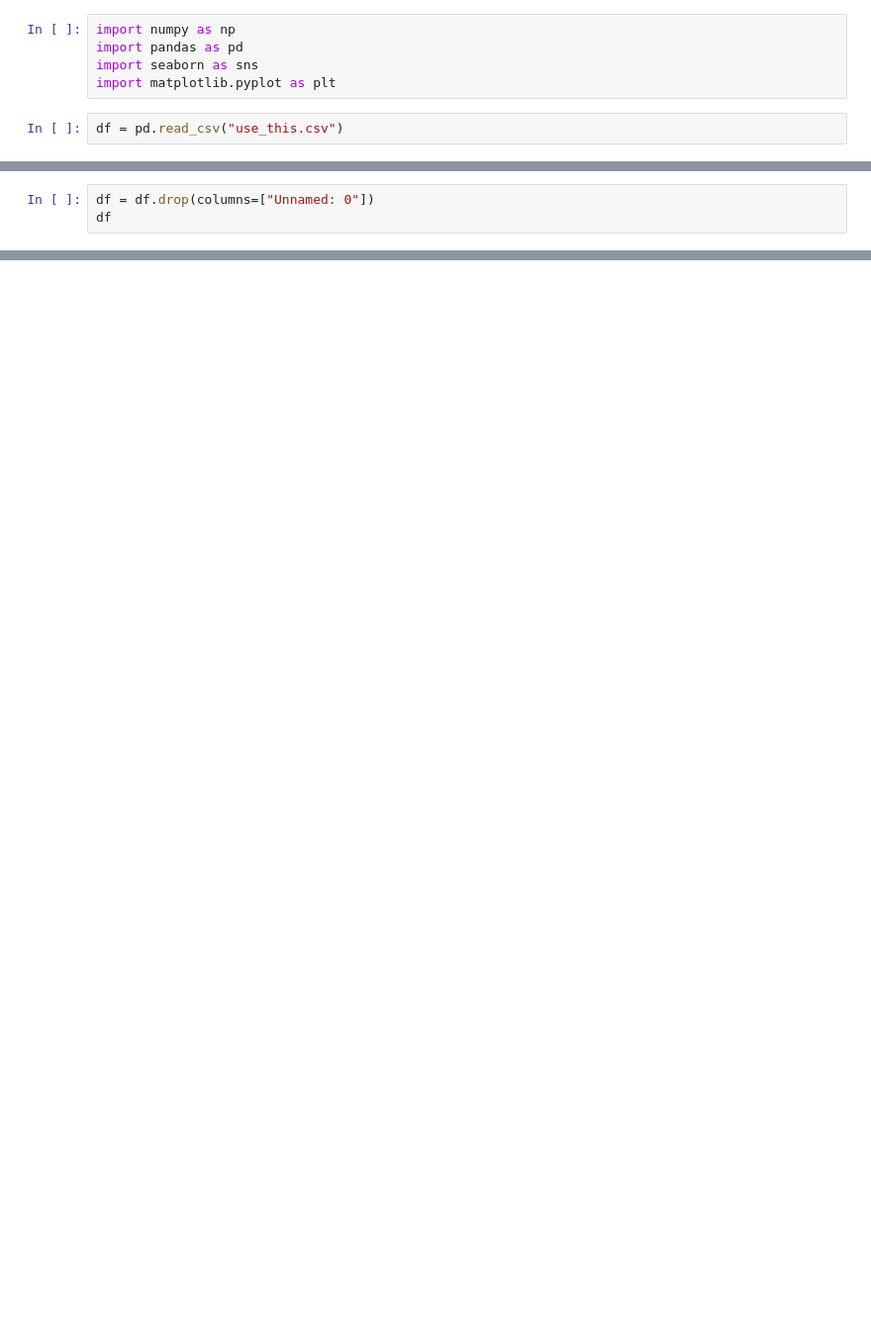
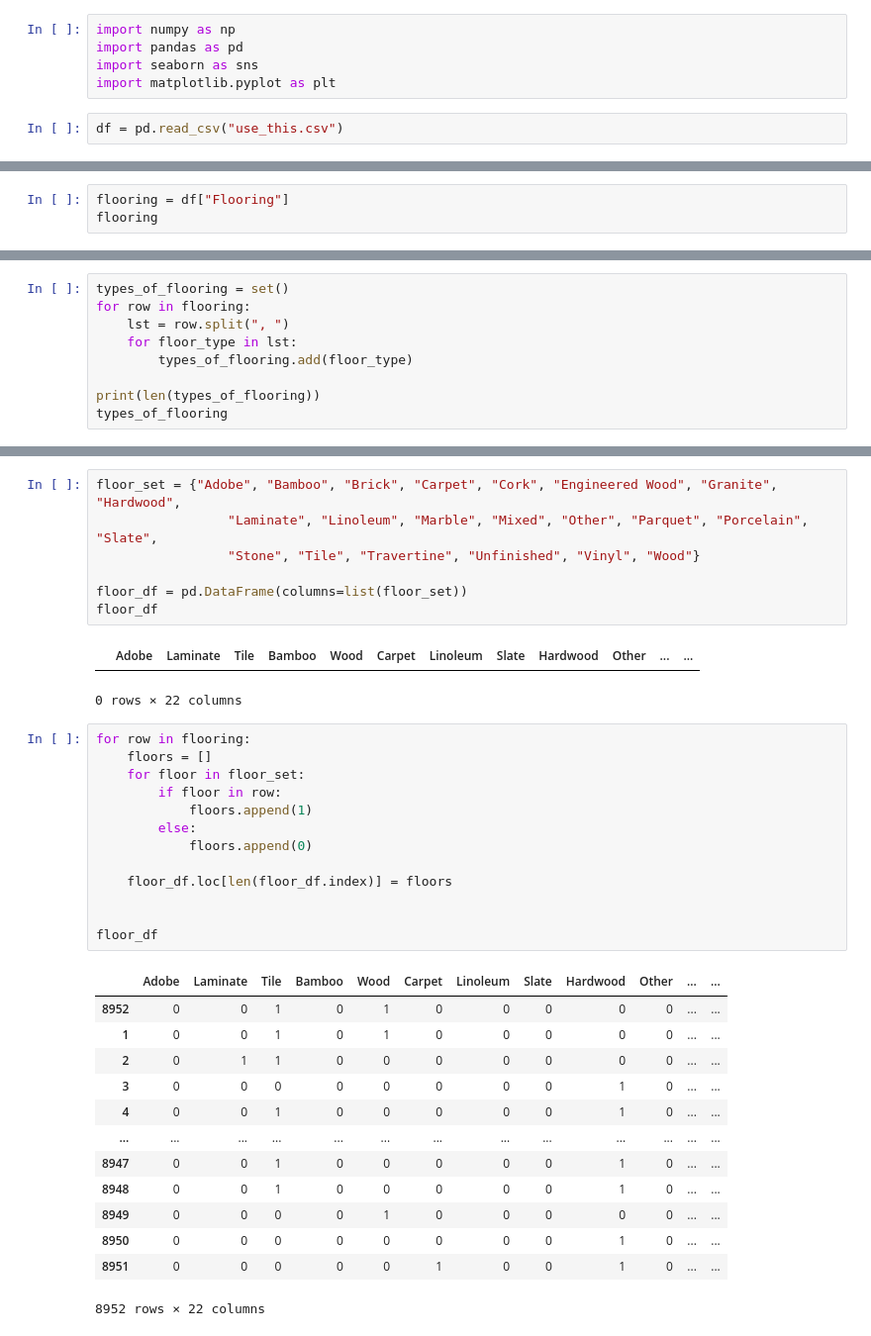
Before and after one commit to sadeedadnan/ECS-171-machine-learning-project-, a Jupyter notebook: data/flooring.ipynb, the cells around one changed output, grey strips where cells are left out. Shown at 99% size. Saved outputs shown, nothing was run; the diff lists cells and outputs as text; blank space fills up the shorter version.

```diff
--- a/data/flooring.ipynb
+++ b/data/flooring.ipynb
@@ -18,3 +7,0 @@ Index(['Unnamed: 0', 'Heating', 'Cooling', 'Parking', 'Bedrooms', 'Bathrooms',
-# %%
-df = df.drop(columns=["Unnamed: 0"])
-df
@@ -22,0 +8,3 @@ KeyError: "['Unnamed: 0'] not found in axis"
+# %%
+flooring = df["Flooring"]
+flooring
@@ -22,0 +24,9 @@ KeyError: "['Unnamed: 0'] not found in axis"
+# %%
+types_of_flooring = set()
+for row in flooring:
+    lst = row.split(", ")
+    for floor_type in lst:
+        types_of_flooring.add(floor_type)
+
+print(len(types_of_flooring))
+types_of_flooring
@@ -22,0 +52,37 @@ KeyError: "['Unnamed: 0'] not found in axis"
+# %%
+floor_set = {"Adobe", "Bamboo", "Brick", "Carpet", "Cork", "Engineered Wood", "Granite", "Hardwood",
+                 "Laminate", "Linoleum", "Marble", "Mixed", "Other", "Parquet", "Porcelain", "Slate",
+                 "Stone", "Tile", "Travertine", "Unfinished", "Vinyl", "Wood"}
+
+floor_df = pd.DataFrame(columns=list(floor_set))
+floor_df
+# %% [output]
+|  | Adobe | Laminate | Tile | Bamboo | Wood | Carpet | Linoleum | Slate | Hardwood | Other | ... | ... |
+0 rows × 22 columns
+# %%
+for row in flooring:
+    floors = []
+    for floor in floor_set:
+        if floor in row:
+            floors.append(1)
+        else:
+            floors.append(0)
+
+    floor_df.loc[len(floor_df.index)] = floors
+
+
+floor_df
+# %% [output]
+|  | Adobe | Laminate | Tile | Bamboo | Wood | Carpet | Linoleum | Slate | Hardwood | Other | ... | ... |
+| 8952 | 0 | 0 | 1 | 0 | 1 | 0 | 0 | 0 | 0 | 0 | ... | ... |
+| 1 | 0 | 0 | 1 | 0 | 1 | 0 | 0 | 0 | 0 | 0 | ... | ... |
+| 2 | 0 | 1 | 1 | 0 | 0 | 0 | 0 | 0 | 0 | 0 | ... | ... |
+| 3 | 0 | 0 | 0 | 0 | 0 | 0 | 0 | 0 | 1 | 0 | ... | ... |
+| 4 | 0 | 0 | 1 | 0 | 0 | 0 | 0 | 0 | 1 | 0 | ... | ... |
+| ... | ... | ... | ... | ... | ... | ... | ... | ... | ... | ... | ... | ... |
+| 8947 | 0 | 0 | 1 | 0 | 0 | 0 | 0 | 0 | 1 | 0 | ... | ... |
+| 8948 | 0 | 0 | 1 | 0 | 0 | 0 | 0 | 0 | 1 | 0 | ... | ... |
+| 8949 | 0 | 0 | 0 | 0 | 1 | 0 | 0 | 0 | 0 | 0 | ... | ... |
+| 8950 | 0 | 0 | 0 | 0 | 0 | 0 | 0 | 0 | 1 | 0 | ... | ... |
+| 8951 | 0 | 0 | 0 | 0 | 0 | 1 | 0 | 0 | 1 | 0 | ... | ... |
+8952 rows × 22 columns
```
Also changed, not shown: parts of 7 cells of this notebook, 1 other file.
